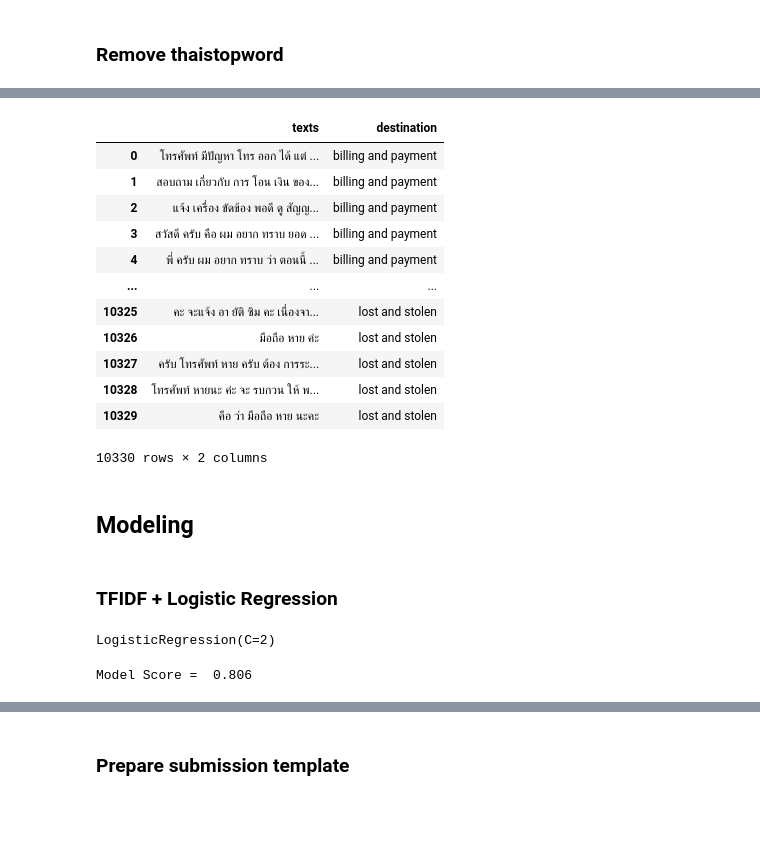
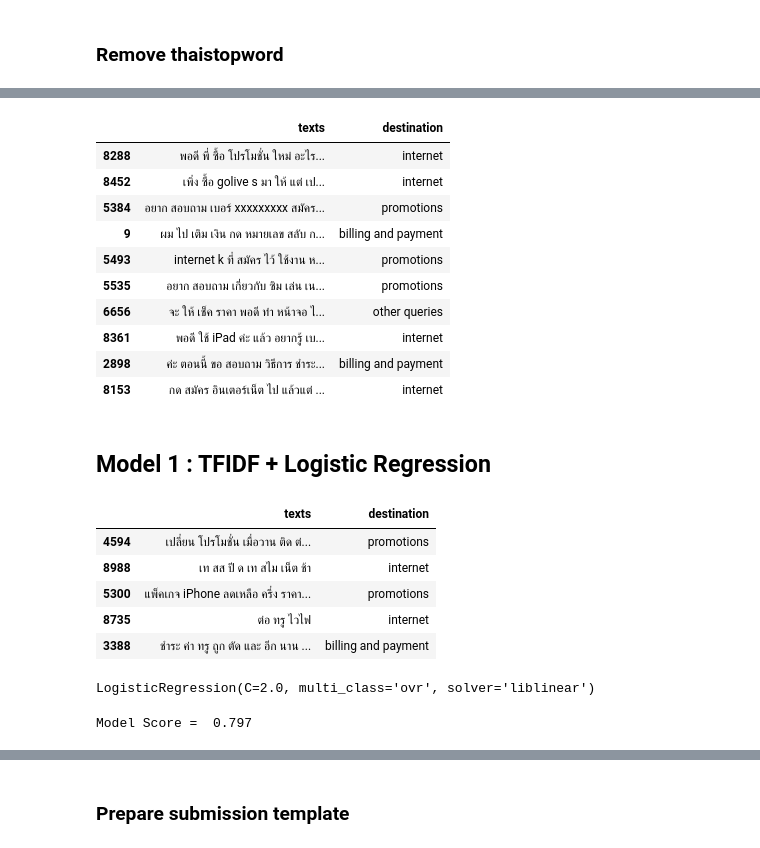
Before and after one commit to jitvimol/sentiment_analysis_vistec, a Jupyter notebook: My_Project.ipynb, the cells around one changed output, grey strips where cells are left out. Cells and saved outputs as stored; diff of their text form; code cells hidden in the pictures; blank space fills up the shorter version.

```diff
--- a/My_Project.ipynb
+++ b/My_Project.ipynb
@@ -308,0 +298,3 @@ Output cut thai_stopwords :  ['ทรูมูฟ', 'ใช้งาน', 'แ
+# %%
+train_wordcloud = train.copy()
+train_wordcloud['texts'] = train_wordcloud['texts'].apply(lambda x : my_split_word_space(x))
@@ -308,0 +317,12 @@ Output cut thai_stopwords :  ['ทรูมูฟ', 'ใช้งาน', 'แ
+# %%
+category_temp = train_clean['destination'].unique().tolist()
+
+wordcloud_df = [x,x,x,x,x,x,x]
+wordcloud = [x,x,x,x,x,x,x]
+wordcloud_list = [x,x,x,x,x,x,x]
+
+for i in range (0,7):
+    wordcloud_df[i] = train_wordcloud[train_wordcloud['destination'] == category_temp[i]]
+    wordcloud[i] =""
+    for x in range(0, wordcloud_df[i].shape[0]):
+        wordcloud[i] = wordcloud[i] + " " + wordcloud_df[i].iloc[x]['texts']
@@ -309,23 +452,19 @@ Output cut thai_stopwords :  ['ทรูมูฟ', 'ใช้งาน', 'แ
 # %%
 # Convert word list to sentence
 train_clean1 = train_clean.copy()
 train_clean1['texts'] = train_clean['texts'].map(lambda x: ' '.join(x))
-train_clean1
+train_clean1.sample(10)
 # %% [output]
 |  | texts | destination |
-| 0 | โทรศัพท์ มีปัญหา โทร ออก ได้ แต่ ... | billing and payment |
-| 1 | สอบถาม เกี่ยวกับ การ โอน เงิน ของ... | billing and payment |
-| 2 | แจ้ง เครื่อง ขัดข้อง พอดี ดู สัญญ... | billing and payment |
-| 3 | สวัสดี ครับ คือ ผม อยาก ทราบ ยอด ... | billing and payment |
-| 4 | พี่ ครับ ผม อยาก ทราบ ว่า ตอนนี้ ... | billing and payment |
-| ... | ... | ... |
-| 10325 | คะ จะแจ้ง อา ยัติ ซิม คะ เนื่องจา... | lost and stolen |
-| 10326 | มือถือ หาย ค่ะ | lost and stolen |
-| 10327 | ครับ โทรศัพท์ หาย ครับ ต้อง การระ... | lost and stolen |
-| 10328 | โทรศัพท์ หายนะ ค่ะ จะ รบกวน ให้ พ... | lost and stolen |
-| 10329 | คือ ว่า มือถือ หาย นะคะ | lost and stolen |
+| 8288 | พอดี พี่ ซื้อ โปรโมชั่น ใหม่ อะไร... | internet |
+| 8452 | เพิ่ง ซื้อ golive s มา ให้ แต่ เป... | internet |
+| 5384 | อยาก สอบถาม เบอร์ xxxxxxxxx สมัคร... | promotions |
+| 9 | ผม ไป เติม เงิน กด หมายเลข สลับ ก... | billing and payment |
+| 5493 | internet k ที่ สมัคร ไว้ ใช้งาน ห... | promotions |
+| 5535 | อยาก สอบถาม เกี่ยวกับ ซิม เล่น เน... | promotions |
+| 6656 | จะ ให้ เช็ค ราคา พอดี ทำ หน้าจอ ไ... | other queries |
+| 8361 | พอดี ใช้ iPad ค่ะ แล้ว อยากรู้ เบ... | internet |
+| 2898 | ค่ะ ตอนนี้ ขอ สอบถาม วิธีการ ชำระ... | billing and payment |
+| 8153 | กด สมัคร อินเตอร์เน็ต ไป แล้วแต่ ... | internet |
-10330 rows × 2 columns
-# %% [markdown]
-## Modeling
 # %% [markdown]
-### TFIDF + Logistic Regression
+## Model 1 : TFIDF + Logistic Regression
@@ -338,4 +478,21 @@ valid_df = valid_df.reset_index(drop=True)
+# %%
+# Convert word list to sentence
+train_clean1['texts'] = train_clean_temp['texts'].map(lambda x: ' '.join(x))
+train_clean1.sample(5)
+# %% [output]
+|  | texts | destination |
+| 4594 | เปลี่ยน โปรโมชั่น เมื่อวาน ติด ต่... | promotions |
+| 8988 | เท สส ปี ด เท สไม เน็ต ช้า | internet |
+| 5300 | แพ็คเกจ iPhone ลดเหลือ ครึ่ง ราคา... | promotions |
+| 8735 | ต่อ ทรู ไวไฟ | internet |
+| 3388 | ชำระ ค่า ทรู ถูก ตัด และ อีก นาน ... | billing and payment |
 # %%
+#Split train-test
+from sklearn.model_selection import train_test_split
+train_df, valid_df = train_test_split(train_clean1, test_size=0.15, random_state=260)
+train_df = train_df.reset_index(drop=True)
+valid_df = valid_df.reset_index(drop=True)
+
 from sklearn.feature_extraction.text import TfidfVectorizer
 from sklearn.linear_model import LogisticRegression
 
@@ -355,10 +512,10 @@ y_train = train_df['destination']
 y_valid = valid_df['destination']
 
 #fit logistic regression models
-#model = LogisticRegression(C=2., penalty='l2', solver='liblinear', dual=False, multi_class='ovr')
-model = LogisticRegression(C=2,penalty='l2')
+model = LogisticRegression(C=2., penalty='l2', solver='liblinear', dual=False, multi_class='ovr')
+#model = LogisticRegression(C=2,penalty='l2')
 model.fit(X_train,y_train)
 print("Model Score = ", round(model.score(X_valid,y_valid),3))
 # %% [output]
-LogisticRegression(C=2)
+LogisticRegression(C=2.0, multi_class='ovr', solver='liblinear')
-Model Score =  0.806
+Model Score =  0.797
```
Also changed, not shown: parts of 141 cells of this notebook, 2 other files.
